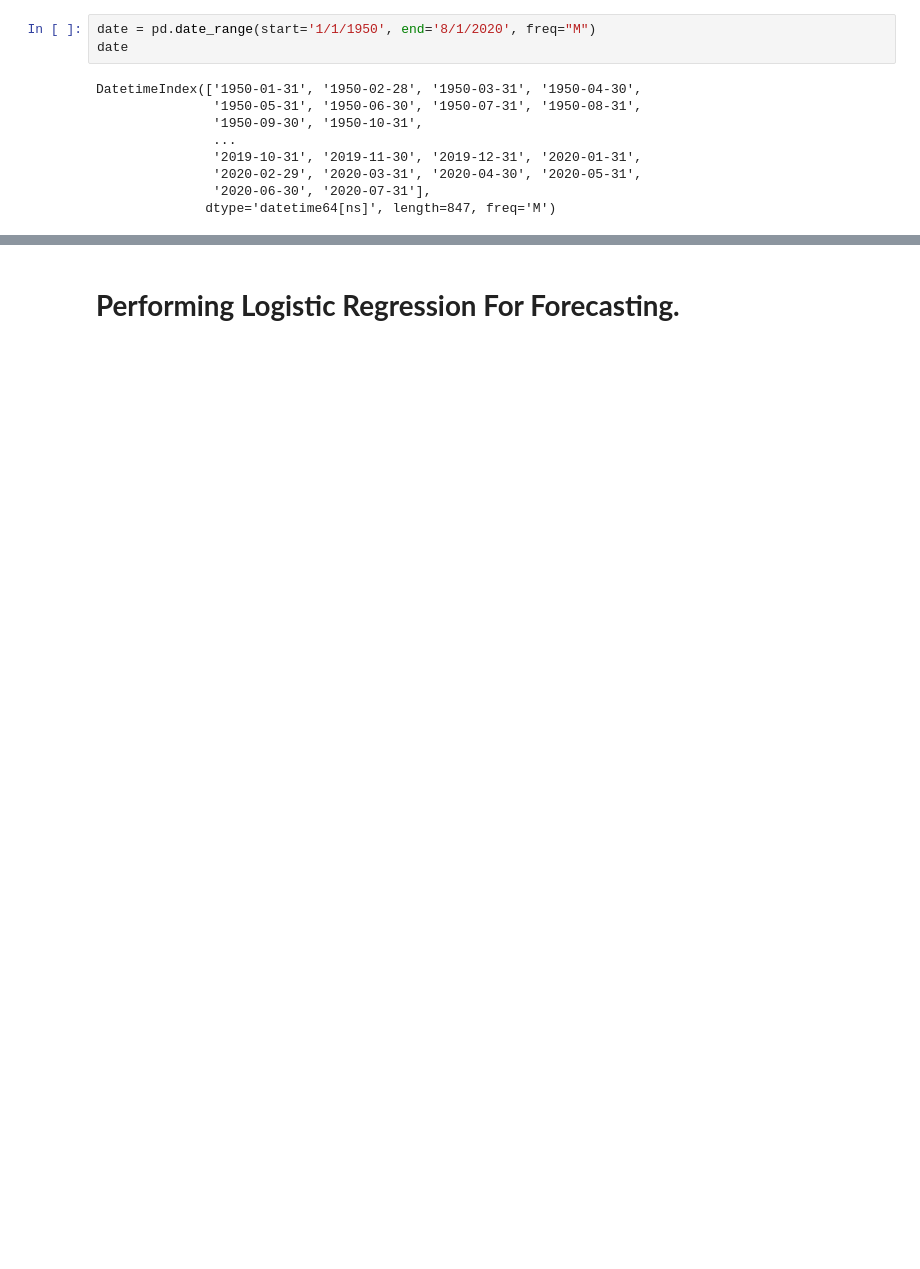
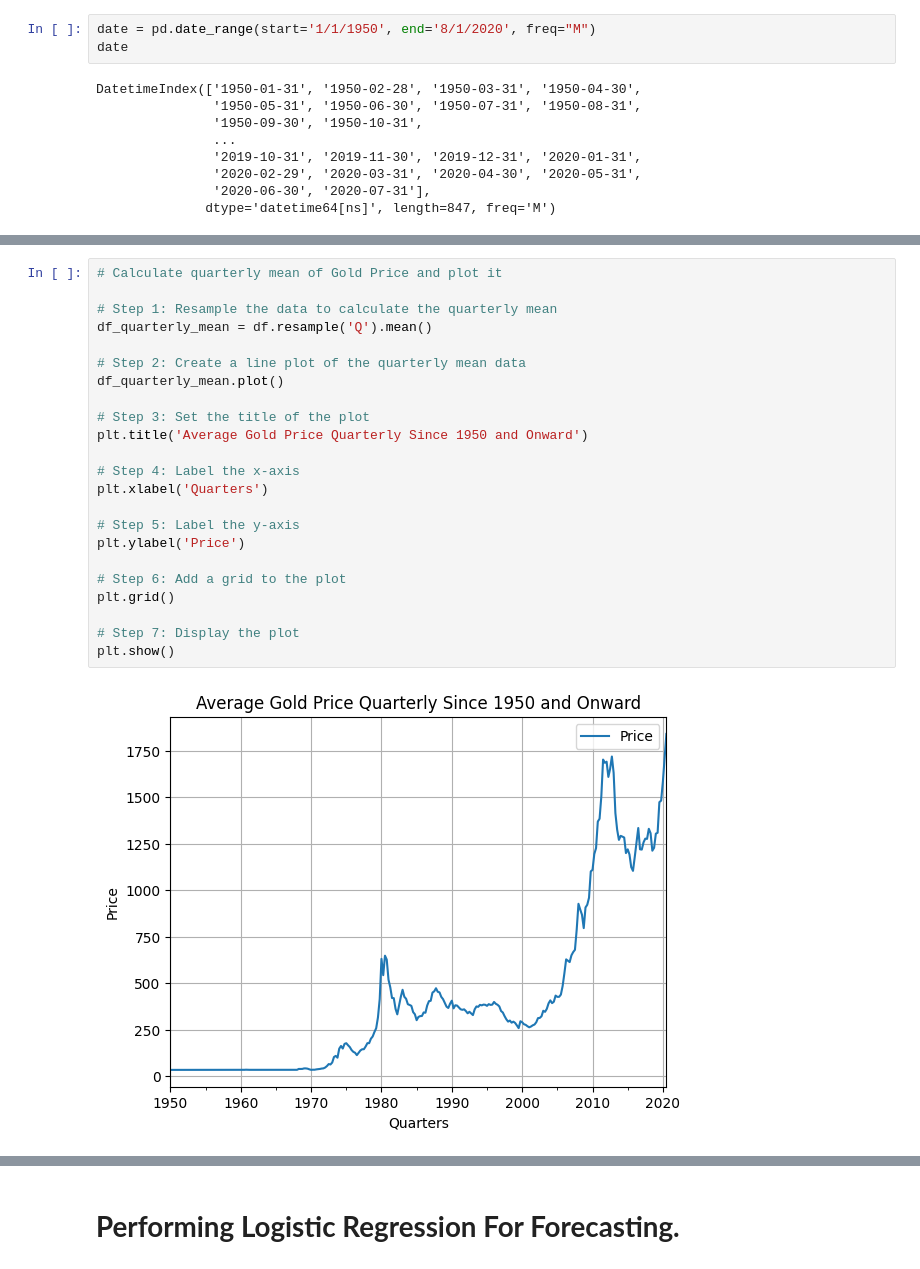
Before and after one commit to dacenish/Gold-Price-ForecastingTSA, a Jupyter notebook: Gold Price Forecasting TSA.ipynb, the cells around one changed output, grey strips where cells are left out. Drawn from its saved outputs; the diff is of its cells as text; blank space fills up the shorter version.

```diff
--- a/Gold Price Forecasting TSA.ipynb
+++ b/Gold Price Forecasting TSA.ipynb
@@ -181,0 +227,25 @@ plt.show()
+# %%
+# Calculate quarterly mean of Gold Price and plot it
+
+# Step 1: Resample the data to calculate the quarterly mean
+df_quarterly_mean = df.resample('Q').mean()
+
+# Step 2: Create a line plot of the quarterly mean data
+df_quarterly_mean.plot()
+
+# Step 3: Set the title of the plot
+plt.title('Average Gold Price Quarterly Since 1950 and Onward')
+
+# Step 4: Label the x-axis
+plt.xlabel('Quarters')
+
+# Step 5: Label the y-axis
+plt.ylabel('Price')
+
+# Step 6: Add a grid to the plot
+plt.grid()
+
+# Step 7: Display the plot
+plt.show()
+# %% [output]
+[figure, added]
```
Also changed, not shown: parts of 59 cells of this notebook.
